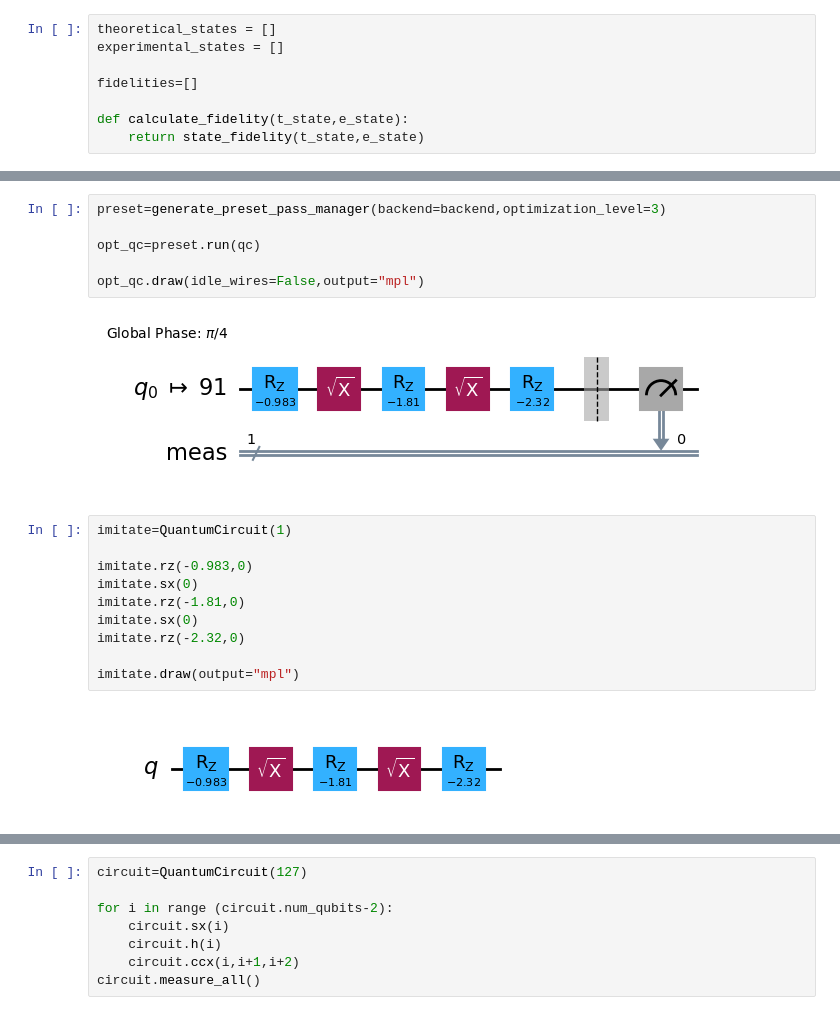
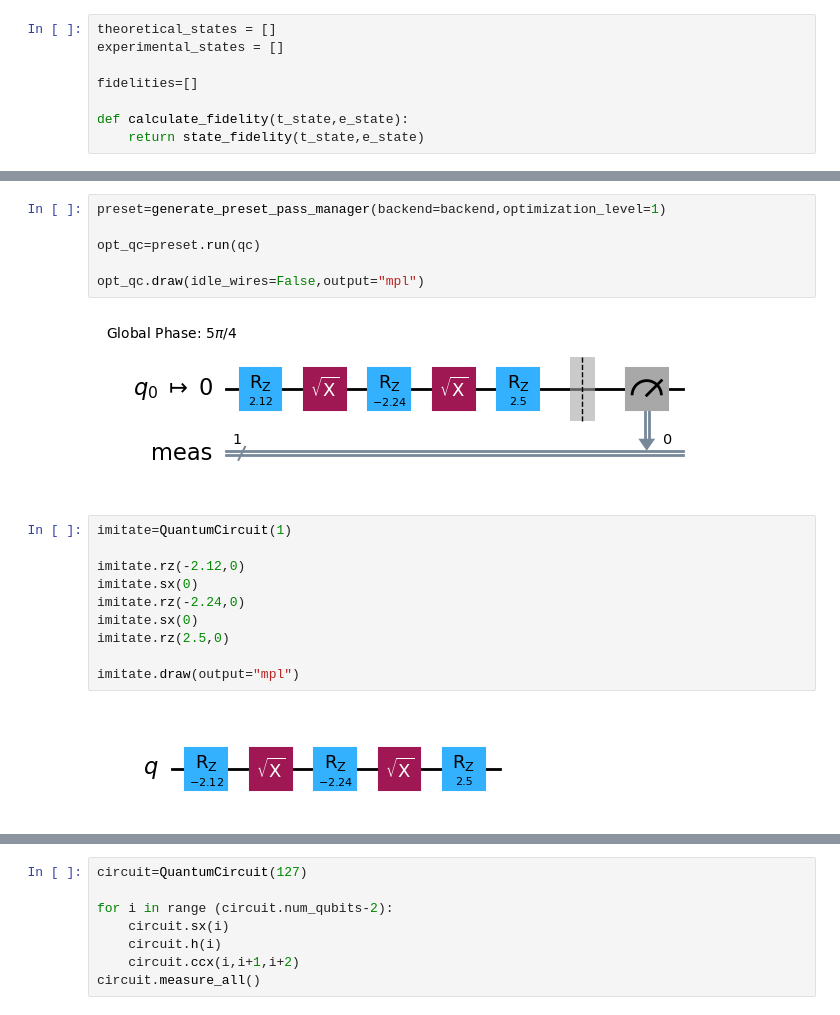
Before and after one commit to RajatSaha1106/Qiskit-Fundamentals, a Jupyter notebook: Experimental Quantum Embedding.ipynb, the cells around one changed output, grey strips where cells are left out. Saved outputs shown, nothing was run; the diff lists cells and outputs as text.

```diff
--- a/Experimental Quantum Embedding.ipynb
+++ b/Experimental Quantum Embedding.ipynb
@@ -510,23 +510,23 @@ Backend name: ibm_sherbrooke
 # %%
-preset=generate_preset_pass_manager(backend=backend,optimization_level=3)
+preset=generate_preset_pass_manager(backend=backend,optimization_level=1)
 
 opt_qc=preset.run(qc)
 
 opt_qc.draw(idle_wires=False,output="mpl")
 # %% [output]
-[figure, old version]
+[figure, new version]
 # %%
 imitate=QuantumCircuit(1)
 
-imitate.rz(-0.983,0)
+imitate.rz(-2.12,0)
 imitate.sx(0)
-imitate.rz(-1.81,0)
+imitate.rz(-2.24,0)
 imitate.sx(0)
-imitate.rz(-2.32,0)
+imitate.rz(2.5,0)
 
 imitate.draw(output="mpl")
 # %% [output]
-[figure, old version]
+[figure, new version]
 # %%
 e_state=get_statevector(imitate)
 
```
Also changed, not shown: parts of 14 cells of this notebook.
